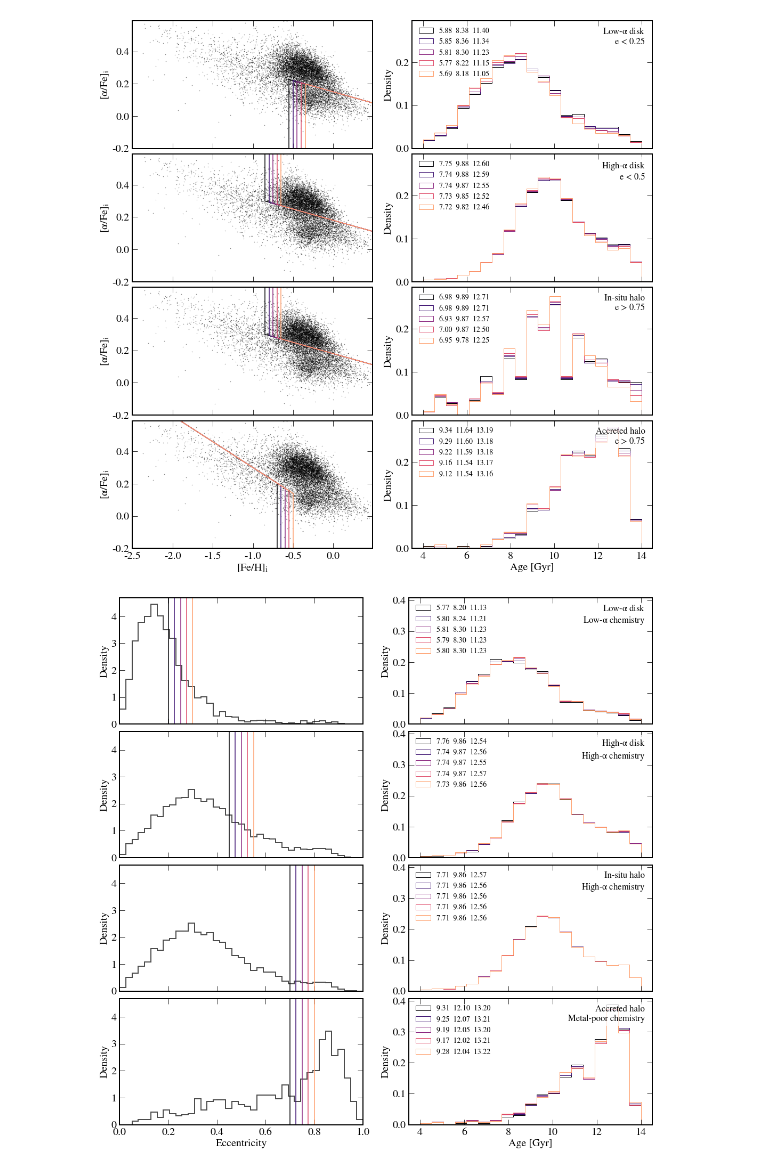
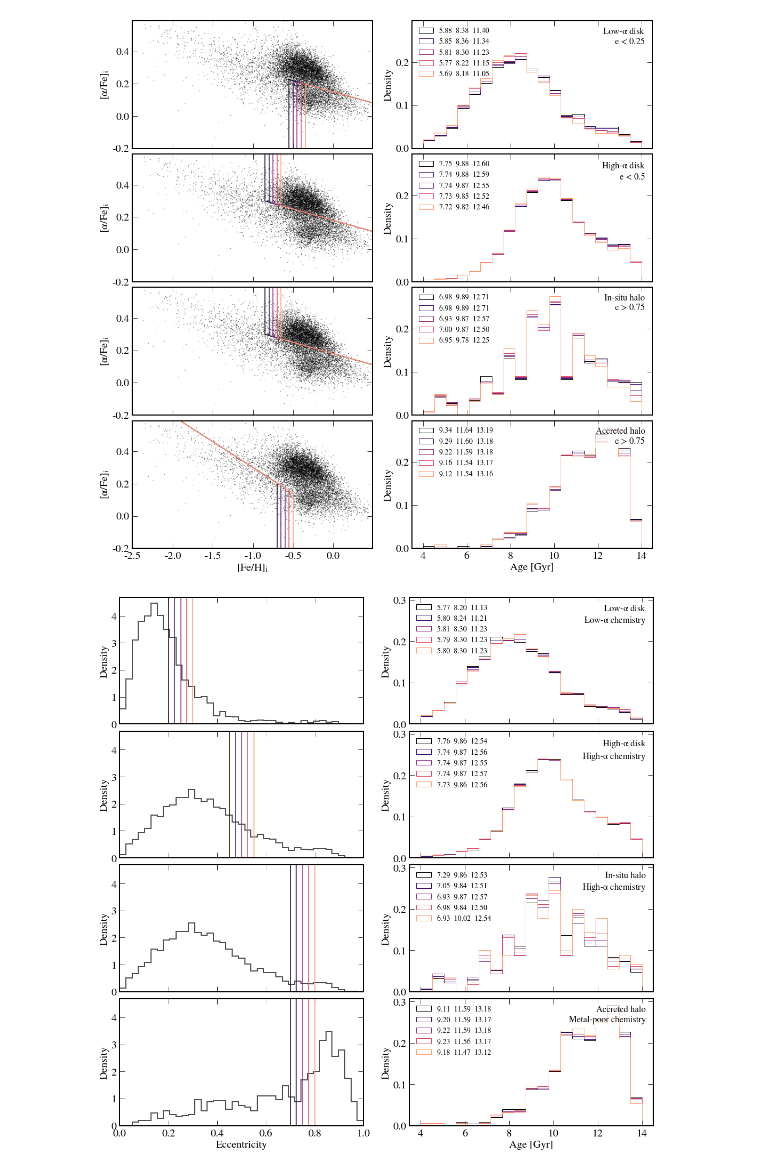
Before and after one commit to abonaca/mw_timing, a Jupyter notebook: notebooks/response.ipynb, the cells around one changed output. Saved outputs shown, nothing was run; the diff lists cells and outputs as text; code cells hidden in the pictures.

```diff
--- a/notebooks/response.ipynb
+++ b/notebooks/response.ipynb
@@ -582,45 +582,6 @@ plt.savefig('../paper/afeh_eccen_age_guides.pdf')
 [figure]
 # %% [markdown]
 ## Different selections
-# %%
-ind_highe = (t['eccen_pot1']>0.75)
-ind_lowe = (t['eccen_pot1']<0.25)
-
-p_ge = [-0.32,-0.02]
-poly_ge = np.poly1d(p_ge)
-
-p_splash = [-0.14,0.18]
-poly_splash = np.poly1d(p_splash)
-
-p_lowa = [-0.14,0.15]
-poly_lowa = np.poly1d(p_lowa)
-
-ind_lowachem = (t['init_FeH']>-0.45) & (t['init_aFe']<poly_lowa(t['init_FeH']))
-ind_lowa = ind_lowe & ind_lowachem
-
-ind_mpoor = (t['init_FeH']<-0.6) & (t['init_aFe']<poly_ge(t['init_FeH']))
-ind_ge = ind_mpoor & ind_highe
-
-ind_tdchem = (t['init_FeH']>-0.75) & (t['init_aFe']>poly_splash(t['init_FeH']))
-ind_splash = ind_tdchem & ind_highe
-ind_thick = ind_tdchem & (t['eccen_pot1']<0.5)
-# %%
-x_ge = np.linspace(-2, -0.6, 30)
-y_ge = poly_ge(x_ge)
-
-x_splash = np.linspace(-0.75, 0.5, 30)
-y_splash = poly_splash(x_splash)
-
-x_lowa = np.linspace(-0.45, 0.5, 30)
-y_lowa = poly_lowa(x_lowa)
-
-
-plt.plot(x_ge, y_ge, '-', color=blue, label='', lw=lw)
-plt.plot([-0.6, -0.6], [-0.2, poly_ge(-0.6)], '-', color=blue, label='', lw=lw)
-plt.plot(x_splash, y_splash, '-', color=orange, label='', lw=lw)
-plt.plot([-0.75, -0.75], [poly_splash(-0.75), 0.6], '-', color=orange, label='', lw=lw)
-plt.plot(x_lowa, y_lowa, '-', color=gold, label='', lw=lw)
-plt.plot([-0.45, -0.45], [-0.2, poly_lowa(-0.5)], '-', color=gold, label='', lw=lw)
 # %%
 # feh_off = np.arange(-0.1,0.11,0.05)
 feh_off = np.linspace(-0.1,0.1,5)
@@ -749,7 +710,7 @@ for i in range(5):
     plt.axvline(0.75 + ecc_off[i], color=mpl.cm.magma(i/5))
 
     plt.sca(ax[2][1])
-    ind_splash_alt = (t['eccen_pot1']<0.75 + ecc_off[i]) & ind_tdchem
+    ind_splash_alt = (t['eccen_pot1']>0.75 + ecc_off[i]) & ind_tdchem
     plt.hist(age[ind_safeage & ind_splash_alt], bins=abins, color=mpl.cm.magma(i/5), density=True, histtype='step',
              label='{:.2f}  {:.2f}  {:.2f}'.format(*np.percentile(age[ind_safeage & ind_splash_alt], [10,50,90])))
 
@@ -759,7 +720,7 @@ for i in range(5):
     plt.axvline(0.75 + ecc_off[i], color=mpl.cm.magma(i/5))
 
     plt.sca(ax[3][1])
-    ind_ge_alt = (t['eccen_pot1']<0.75 + ecc_off[i]) & ind_mpoor
+    ind_ge_alt = (t['eccen_pot1']>0.75 + ecc_off[i]) & ind_mpoor
     plt.hist(age[ind_safeage & ind_ge_alt], bins=abins, color=mpl.cm.magma(i/5), density=True, histtype='step',
              label='{:.2f}  {:.2f}  {:.2f}'.format(*np.percentile(age[ind_safeage & ind_ge_alt], [10,50,90])))
 
@@ -767,31 +728,31 @@ label = ['Low-$\\alpha$ disk', 'High-$\\alpha$ disk', 'In-situ halo', 'Accreted
 chem_cut = ['Low-$\\alpha$', 'High-$\\alpha$', 'High-$\\alpha$', 'Metal-poor']
 
 ebins = np.linspace(0,1,40)
 ind_chem = [ind_lowachem, ind_tdchem, ind_tdchem, ind_mpoor]
 
 for i in range(4):
     plt.sca(ax[i][0])
     plt.hist(t['eccen_pot1'][ind_safeage & ind_chem[i]], bins=ebins,
              histtype='step', color='k', alpha=0.7, lw=2, density=True)
 
     plt.xlim(0, 1)
     plt.ylabel('Density')
 
     plt.sca(ax[i][1])
     plt.legend(loc=2,fontsize='x-small', ncol=1, frameon=False)
     plt.text(0.97,0.95, '{:s}\n{:s} chemistry'.format(label[i], chem_cut[i]),
              transform=plt.gca().transAxes, va='top', ha='right', fontsize='small',
              bbox=dict(facecolor='w', ec='none', alpha=0.75, boxstyle='round', pad=0.3))
     plt.ylabel('Density')
 
 
 plt.sca(ax[3][0])
 plt.xlabel('Eccentricity')
 
 plt.sca(ax[3][1])
 plt.xlabel('Age [Gyr]')
 
 plt.tight_layout(h_pad=0)
 plt.savefig('../plots/ecc_cuts_ages.png')
 # %% [output]
-[figure, old version]
+[figure, new version]
```
Also changed, not shown: parts of 20 cells of this notebook.
